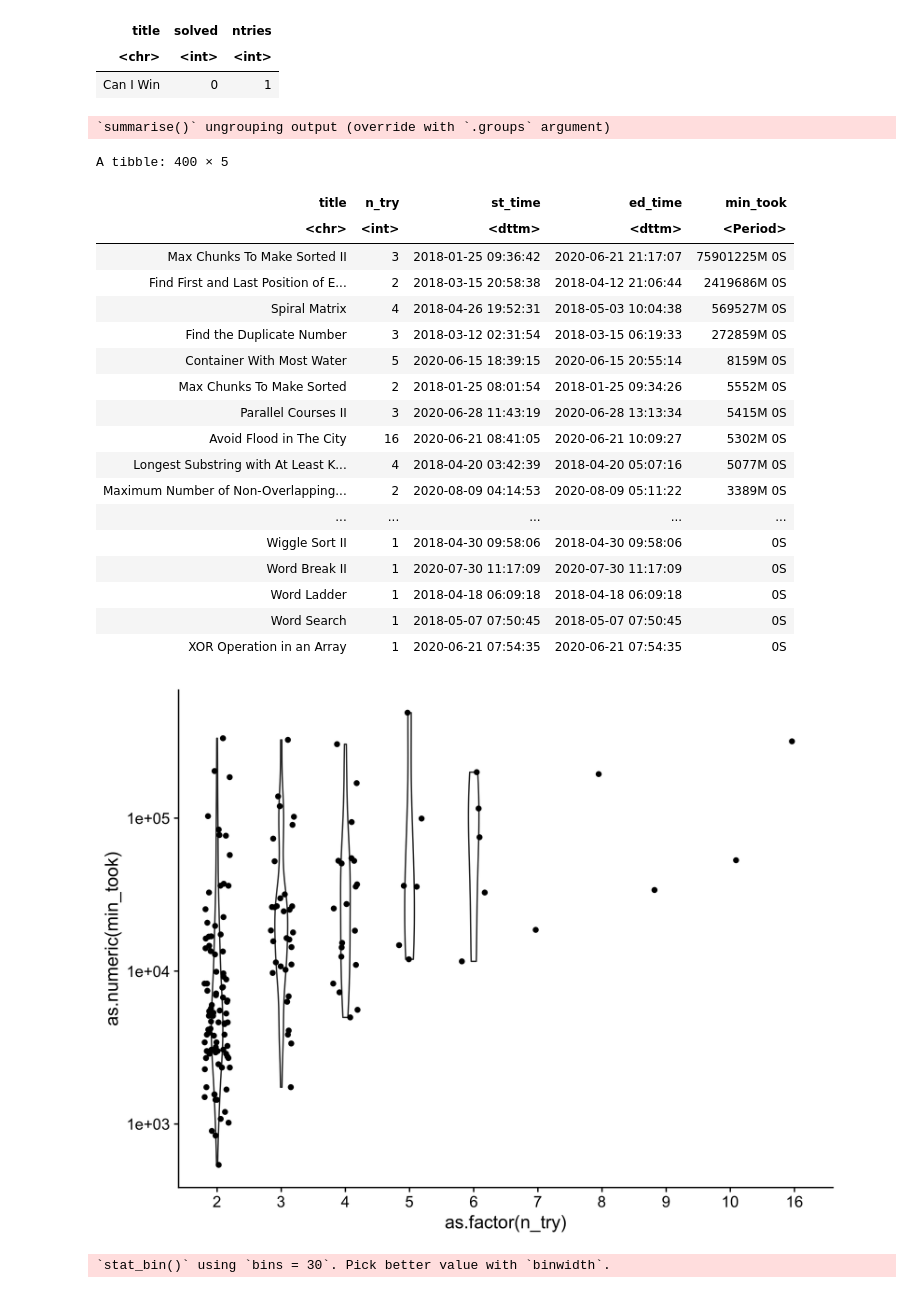
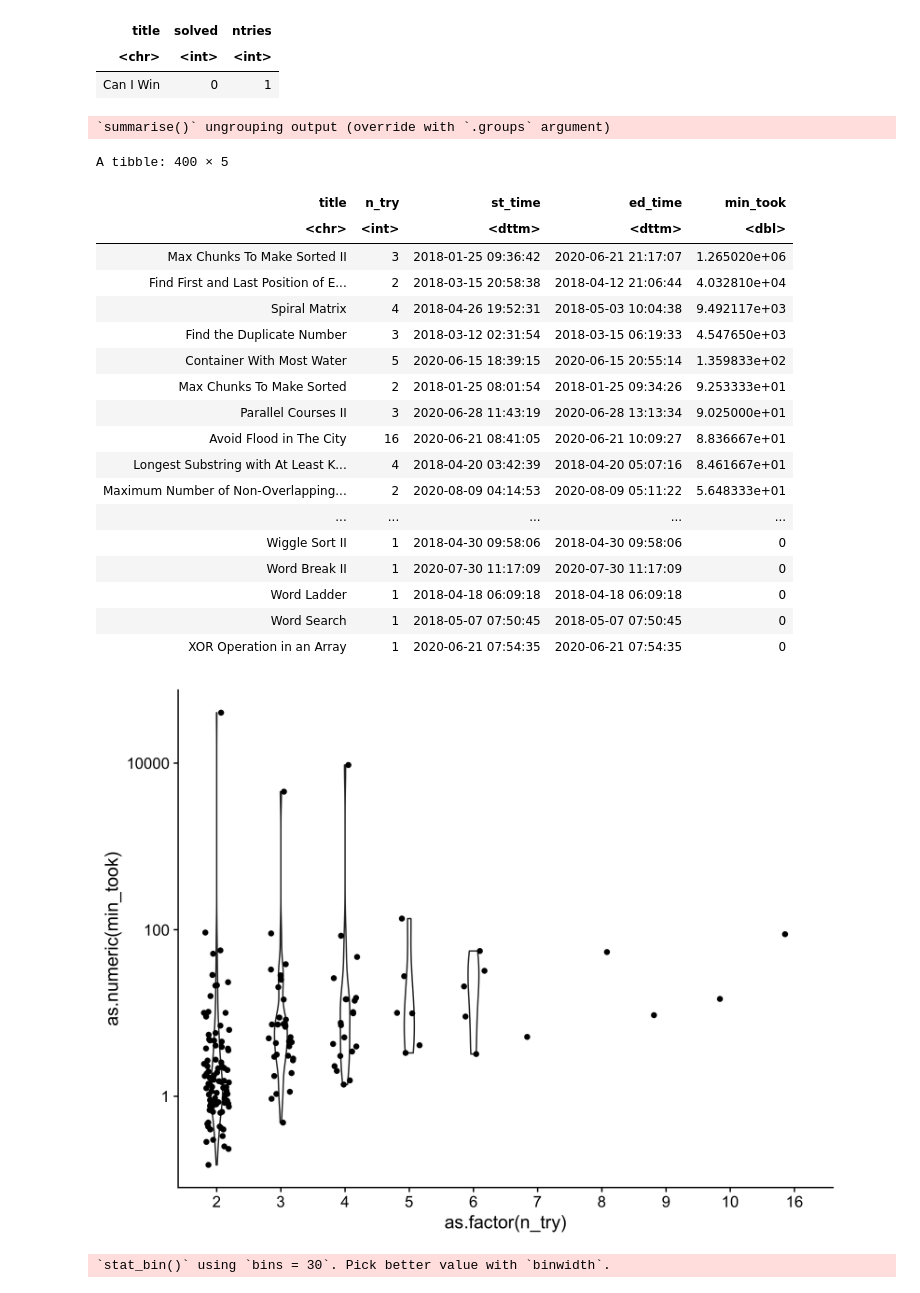
Before and after one commit to hyunhwan-jeong/leetcode-stats, a Jupyter notebook: leetcode-stats.ipynb, the cells around one changed output. Saved outputs shown, nothing was run; the diff lists cells and outputs as text; code cells hidden in the pictures.

```diff
--- a/leetcode-stats.ipynb
+++ b/leetcode-stats.ipynb
@@ -83,40 +83,40 @@ df_stat_per_problem <- df %>%
     ungroup() %>%
     mutate(st_time=as_datetime(st_time)) %>%
     mutate(ed_time=as_datetime(ed_time)) %>%
-    mutate(min_took=minutes(ed_time-st_time))  %>%
+    mutate(min_took=as.numeric(ed_time-st_time)/60)  %>%
     arrange(-min_took)
 df_stat_per_problem
 # %% [output]
 `summarise()` ungrouping output (override with `.groups` argument)
 A tibble: 400 × 5
 | title | n_try | st_time | ed_time | min_took |
-| <chr> | <int> | <dttm> | <dttm> | <Period> |
-| Max Chunks To Make Sorted II | 3 | 2018-01-25 09:36:42 | 2020-06-21 21:17:07 | 75901225M 0S |
-| Find First and Last Position of E... | 2 | 2018-03-15 20:58:38 | 2018-04-12 21:06:44 | 2419686M 0S |
-| Spiral Matrix | 4 | 2018-04-26 19:52:31 | 2018-05-03 10:04:38 | 569527M 0S |
-| Find the Duplicate Number | 3 | 2018-03-12 02:31:54 | 2018-03-15 06:19:33 | 272859M 0S |
-| Container With Most Water | 5 | 2020-06-15 18:39:15 | 2020-06-15 20:55:14 | 8159M 0S |
-| Max Chunks To Make Sorted | 2 | 2018-01-25 08:01:54 | 2018-01-25 09:34:26 | 5552M 0S |
-| Parallel Courses II | 3 | 2020-06-28 11:43:19 | 2020-06-28 13:13:34 | 5415M 0S |
-| Avoid Flood in The City | 16 | 2020-06-21 08:41:05 | 2020-06-21 10:09:27 | 5302M 0S |
-| Longest Substring with At Least K... | 4 | 2018-04-20 03:42:39 | 2018-04-20 05:07:16 | 5077M 0S |
-| Maximum Number of Non-Overlapping... | 2 | 2020-08-09 04:14:53 | 2020-08-09 05:11:22 | 3389M 0S |
+| <chr> | <int> | <dttm> | <dttm> | <dbl> |
+| Max Chunks To Make Sorted II | 3 | 2018-01-25 09:36:42 | 2020-06-21 21:17:07 | 1.265020e+06 |
+| Find First and Last Position of E... | 2 | 2018-03-15 20:58:38 | 2018-04-12 21:06:44 | 4.032810e+04 |
+| Spiral Matrix | 4 | 2018-04-26 19:52:31 | 2018-05-03 10:04:38 | 9.492117e+03 |
+| Find the Duplicate Number | 3 | 2018-03-12 02:31:54 | 2018-03-15 06:19:33 | 4.547650e+03 |
+| Container With Most Water | 5 | 2020-06-15 18:39:15 | 2020-06-15 20:55:14 | 1.359833e+02 |
+| Max Chunks To Make Sorted | 2 | 2018-01-25 08:01:54 | 2018-01-25 09:34:26 | 9.253333e+01 |
+| Parallel Courses II | 3 | 2020-06-28 11:43:19 | 2020-06-28 13:13:34 | 9.025000e+01 |
+| Avoid Flood in The City | 16 | 2020-06-21 08:41:05 | 2020-06-21 10:09:27 | 8.836667e+01 |
+| Longest Substring with At Least K... | 4 | 2018-04-20 03:42:39 | 2018-04-20 05:07:16 | 8.461667e+01 |
+| Maximum Number of Non-Overlapping... | 2 | 2020-08-09 04:14:53 | 2020-08-09 05:11:22 | 5.648333e+01 |
 | ... | ... | ... | ... | ... |
-| Wiggle Sort II | 1 | 2018-04-30 09:58:06 | 2018-04-30 09:58:06 | 0S |
-| Word Break II | 1 | 2020-07-30 11:17:09 | 2020-07-30 11:17:09 | 0S |
-| Word Ladder | 1 | 2018-04-18 06:09:18 | 2018-04-18 06:09:18 | 0S |
-| Word Search | 1 | 2018-05-07 07:50:45 | 2018-05-07 07:50:45 | 0S |
-| XOR Operation in an Array | 1 | 2020-06-21 07:54:35 | 2020-06-21 07:54:35 | 0S |
+| Wiggle Sort II | 1 | 2018-04-30 09:58:06 | 2018-04-30 09:58:06 | 0 |
+| Word Break II | 1 | 2020-07-30 11:17:09 | 2020-07-30 11:17:09 | 0 |
+| Word Ladder | 1 | 2018-04-18 06:09:18 | 2018-04-18 06:09:18 | 0 |
+| Word Search | 1 | 2018-05-07 07:50:45 | 2018-05-07 07:50:45 | 0 |
+| XOR Operation in an Array | 1 | 2020-06-21 07:54:35 | 2020-06-21 07:54:35 | 0 |
 # %%
 df_stat_per_problem %>%
-    filter(as.numeric(min_took)<=1e7) %>%
+    filter(as.numeric(min_took)<=1e5) %>%
     filter(n_try>1) %>%
     ggplot(aes(x=as.factor(n_try),y=as.numeric(min_took))) +
     geom_violin(width=0.2) +
     geom_jitter(width=0.2) +
     scale_y_log10()
 # %% [output]
-[figure, old version]
+[figure, new version]
 # %%
 df_stat_per_problem %>%
     ggplot(aes(n_try)) +
```
Also changed, not shown: 3 other files.
